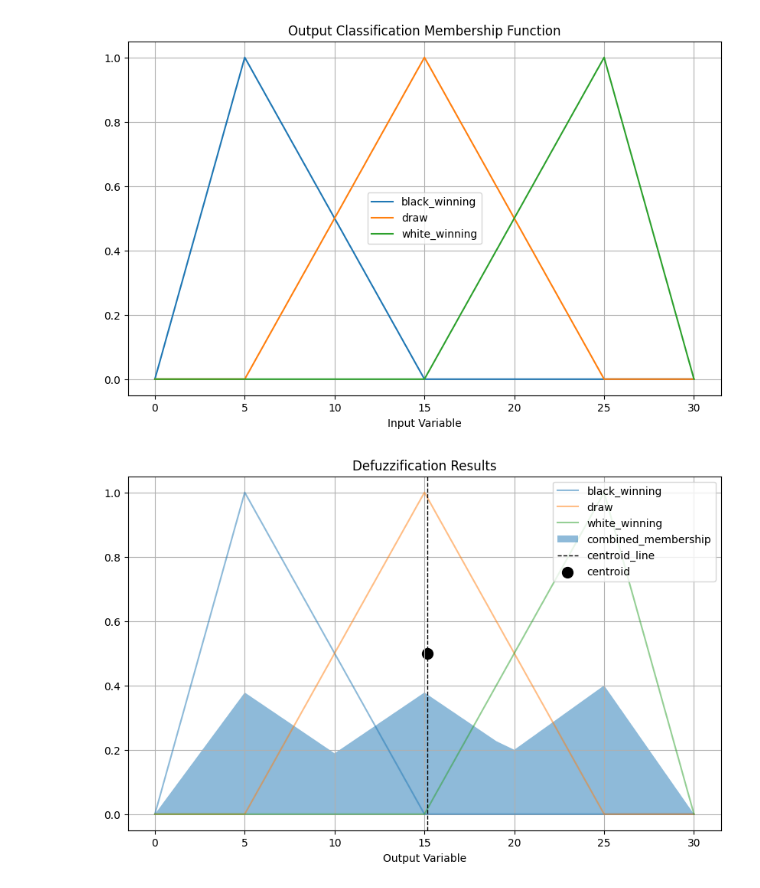
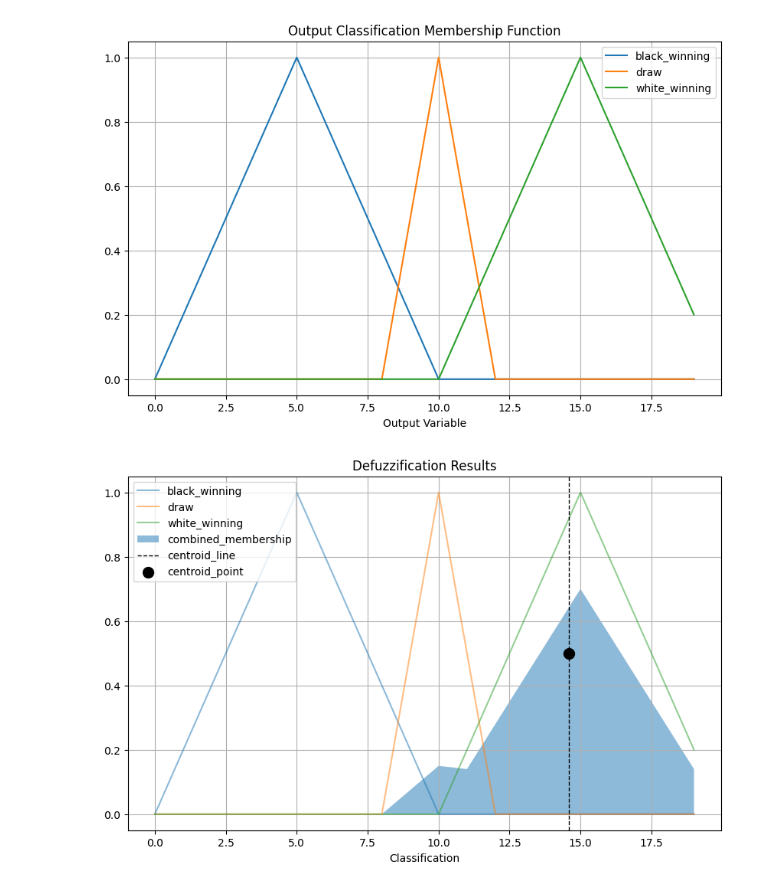
Before and after one commit to CedricDeVon/Fuzzy-Eval, a Jupyter notebook: main.ipynb, the cells around one changed output. Drawn from its saved outputs; the diff is of its cells as text; code cells hidden in the pictures.

```diff
--- a/main.ipynb
+++ b/main.ipynb
@@ -5,8 +5,8 @@ from skfuzzy import control
 import matplotlib.pyplot as pyplot
 
 # Input Variables
-player_time_remaining_in_seconds = 11.89
-board_evaluation = 1.4
+player_time_remaining_in_seconds = 2.59
+board_evaluation = 1.7
 
 
 # Time Remaining (In Seconds) Membership Function
@@ -48,15 +48,15 @@ white_advantage_value = numpy.interp(board_evaluation, player_board_evaluation.u
 
 
 # Classification Membership Function
-class_value = numpy.arange(0, 31, 1)
+class_value = numpy.arange(0, 20, 1)
 
-black_winning_representation = [0, 5, 15]
+black_winning_representation = [0, 5, 10]
 black_winning_graph = skfuzzy.trimf(class_value, black_winning_representation)
 
-draw_representation = [5,15,25]
+draw_representation = [8, 10, 12]
 draw_graph = skfuzzy.trimf(class_value, draw_representation)
 
-white_winning_representation = [15,25,30]
+white_winning_representation = [10, 15, 20]
 white_winning_graph = skfuzzy.trimf(class_value, white_winning_representation)
 
 
@@ -93,7 +93,7 @@ print('-' * 50)
 print('--- Defuzzified Results:')
 print('- Combined Memberships:')
 print(f'{combined_membership}')
-print(f'- Defuzzified Tip Percentage: {defuzzified_value:.2f}%\n')
+print(f'- Defuzzified Classification: {defuzzified_value:.2f}%\n')
 
 # Time Remaining (In Seconds) Membership Function
 time_remaining.view()
@@ -115,7 +115,7 @@ pyplot.plot(class_value, black_winning_graph, label='black_winning')
 pyplot.plot(class_value, draw_graph, label='draw')
 pyplot.plot(class_value, white_winning_graph, label='white_winning')
 pyplot.title('Output Classification Membership Function')
-pyplot.xlabel('Input Variable')
+pyplot.xlabel('Output Variable')
 pyplot.legend()
 pyplot.grid()
 pyplot.show()
@@ -129,7 +129,7 @@ pyplot.fill_between(class_value, combined_membership, label='combined_membership
 pyplot.axvline(x=defuzzified_value, label='centroid_line', color='black', linestyle='dashed', linewidth=1)
 pyplot.scatter([defuzzified_value], [0.5], label='centroid_point', s=100, color='black', marker='o')
 pyplot.title('Defuzzification Results')
-pyplot.xlabel('Output Variable')
+pyplot.xlabel('Classification')
 pyplot.legend()
 pyplot.grid()
 pyplot.show()
@@ -154,4 +157,4 @@ pyplot.show()
 [figure]
 [figure]
-[figure, old version]
+[figure, new version]
-[figure, old version]
+[figure, new version]
```
Also changed, not shown: parts of 1 cell of this notebook, 7 other files.
